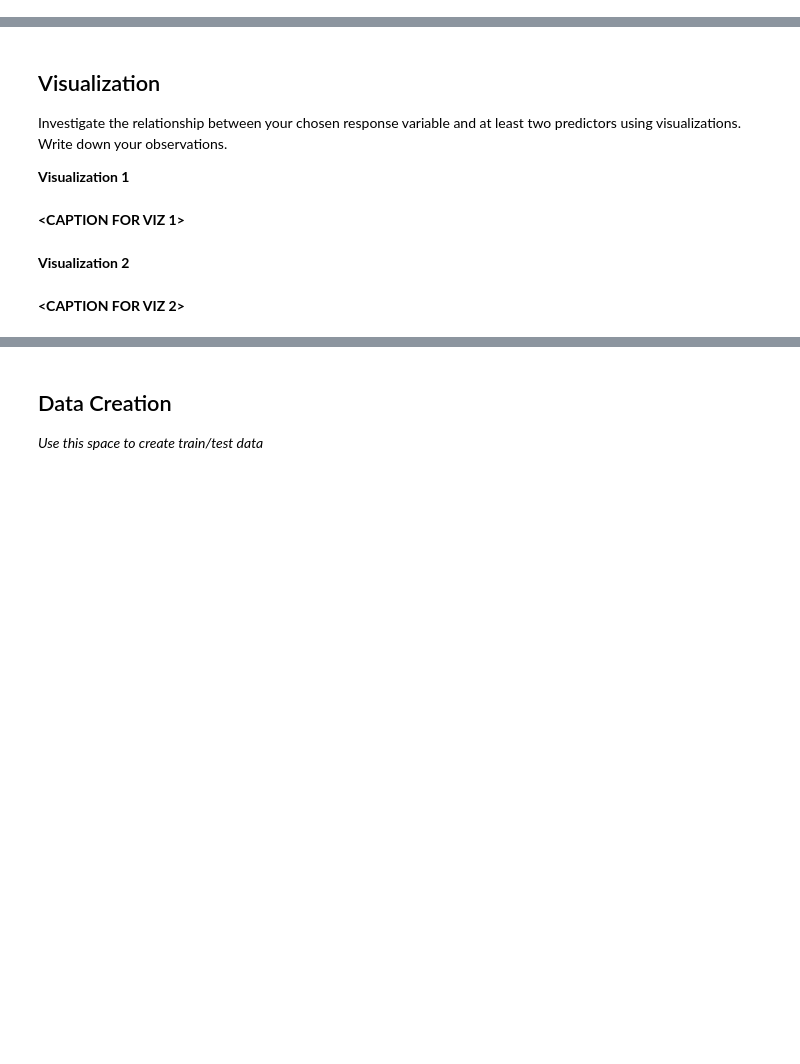
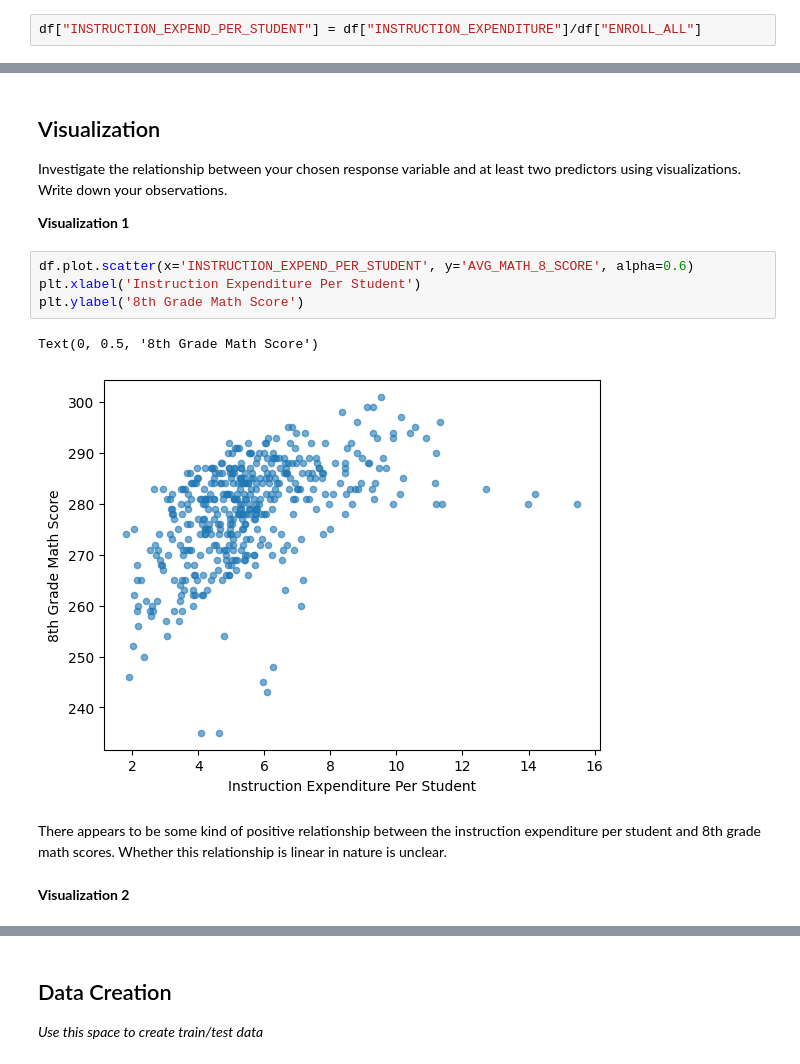
Before and after one commit to issyc/MDST-Tutorial, a Jupyter notebook: tutorial1/checkpoint1.ipynb, the cells around one changed output, grey strips where cells are left out. Saved outputs shown, nothing was run; the diff lists cells and outputs as text; blank space fills up the shorter version.

```diff
--- a/tutorial1/checkpoint1.ipynb
+++ b/tutorial1/checkpoint1.ipynb
@@ -128,0 +146,2 @@ Feature engineering justification: **<BRIEFLY DESCRIBE WHY YOU MADE THE CHANGES
+# %%
+df["INSTRUCTION_EXPEND_PER_STUDENT"] = df["INSTRUCTION_EXPENDITURE"]/df["ENROLL_ALL"]
@@ -132,9 +153,14 @@ Feature engineering justification: **<BRIEFLY DESCRIBE WHY YOU MADE THE CHANGES
 Investigate the relationship between your chosen response variable and at least two predictors using visualizations. Write down your observations.
 
 **Visualization 1**
-# %% [markdown]
-**<CAPTION FOR VIZ 1>**
+# %%
+df.plot.scatter(x='INSTRUCTION_EXPEND_PER_STUDENT', y='AVG_MATH_8_SCORE', alpha=0.6)
+plt.xlabel('Instruction Expenditure Per Student')
+plt.ylabel('8th Grade Math Score')
+# %% [output]
+Text(0, 0.5, '8th Grade Math Score')
+[figure, added]
+# %% [markdown]
+There appears to be some kind of positive relationship between the instruction expenditure per student and 8th grade math scores. Whether this relationship is linear in nature is unclear.
 # %% [markdown]
 **Visualization 2**
-# %% [markdown]
-**<CAPTION FOR VIZ 2>**
```
Also changed, not shown: parts of 22 cells of this notebook, 1 other file.
